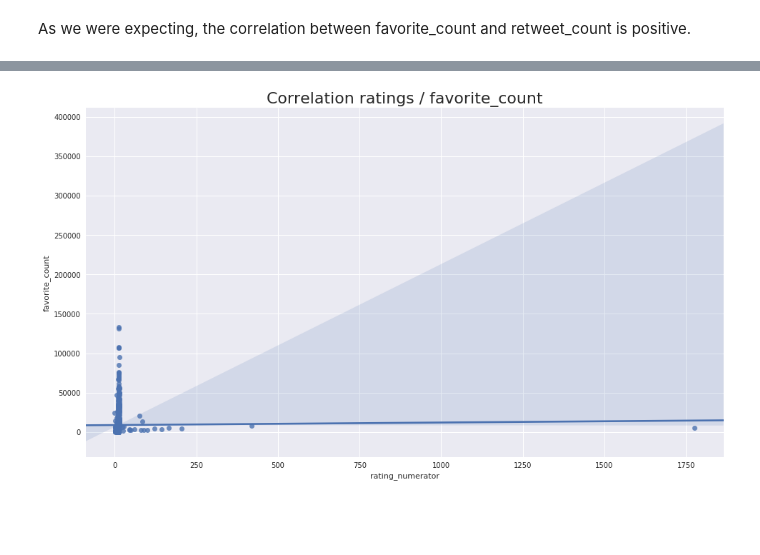
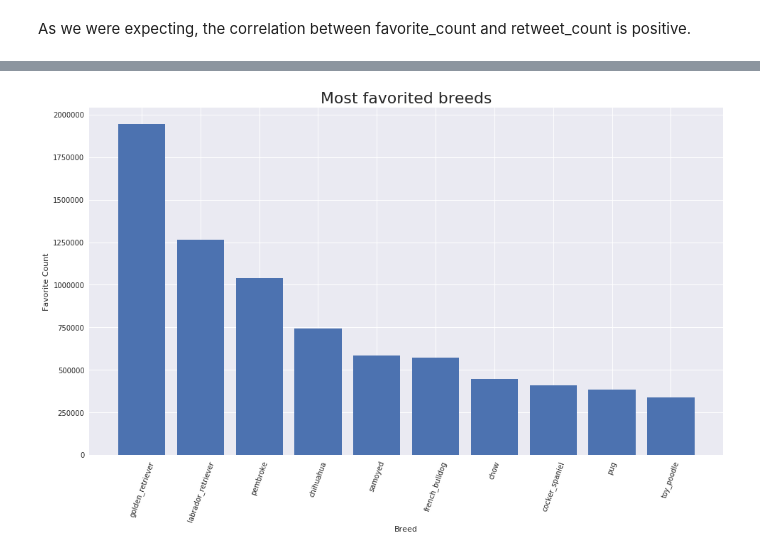
Before and after one commit to simonvlc/Coursera_Capstone, a Jupyter notebook: data_wrangling/wrangle_act.ipynb, the cells around one changed output, grey strips where cells are left out. Saved outputs shown, nothing was run; the diff lists cells and outputs as text; code cells hidden in the pictures; blank space fills up the shorter version.

```diff
--- a/data_wrangling/wrangle_act.ipynb
+++ b/data_wrangling/wrangle_act.ipynb
@@ -995,16 +1028,25 @@ df_aux['breed'] = df_aux.query('p1_dog == True')
-# %%
-# Variables
-chart_title="Correlation ratings / favorite_count"
-chart_xlabel="rating_numerator"
-chart_ylabel="favorite_count"
-
-# Plot
-ax = plt.subplots(figsize=(16,9))
-ax = sns.regplot(x=df_merged_dataframes['rating_numerator'], y=df_merged_dataframes['favorite_count'])
-
-# Decorate
-decorate(chart_title, chart_xlabel, chart_ylabel)
-
-plt.show;
-# %% [output]
-[figure, removed]
+# %%
+# Create a group breed / favorite count
+grp = pd.DataFrame(df_merged_dataframes.groupby(['breed']).sum().favorite_count)
+
+# Create a dataframe with the top 10 breeds and their favorite_count
+df_favorite_breed = pd.DataFrame(grp.sort_values('favorite_count', ascending=False)).head(10)
+
+# Plot a graph
+# Variables
+chart_title="Most favorited breeds"
+chart_xlabel="Breed"
+chart_ylabel="Favorite Count"
+chart_xticks=np.arange(len(df_favorite_breed))
+chart_xticklabels=df_favorite_breed.index
+
+# Plot a bar graph
+fig, ax = plt.subplots(figsize=(16,9))
+ax.bar(chart_xticks, df_favorite_breed.favorite_count)
+
+# Decorate
+decorate(chart_title, chart_xlabel, chart_ylabel, chart_xticks, chart_xticklabels)
+
+plt.show;
+# %% [output]
+[figure, added]
```
Also changed, not shown: parts of 34 cells of this notebook.
